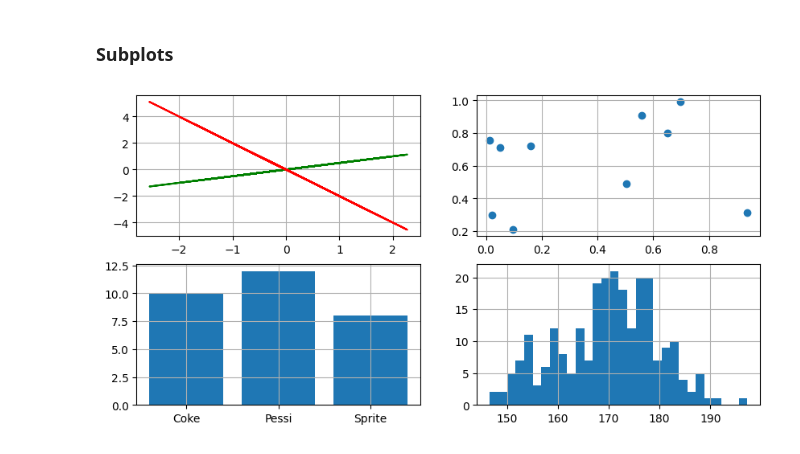
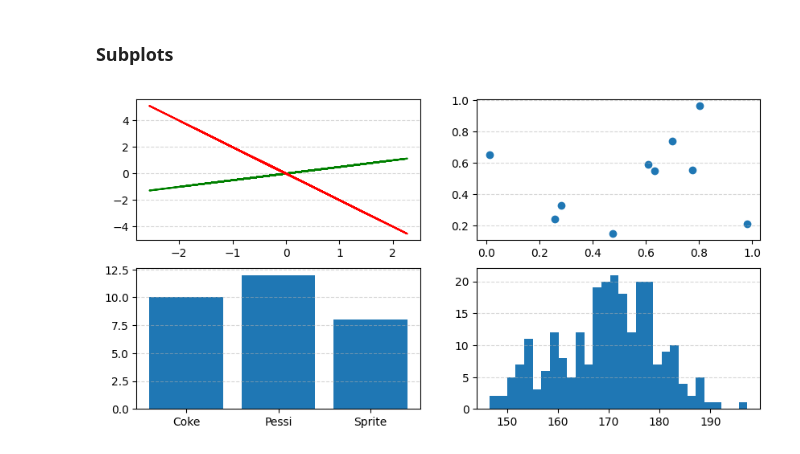
Before and after one commit to TruongQuangPhat/AI-Journey, a Jupyter notebook: Matplotlib/Matplotlib_Tutorial.ipynb, the cells around one changed output. Cells and saved outputs as stored; diff of their text form; code cells hidden in the pictures.

```diff
--- a/Matplotlib/Matplotlib_Tutorial.ipynb
+++ b/Matplotlib/Matplotlib_Tutorial.ipynb
@@ -155,18 +155,18 @@ ax.hist(student_height, bins =30, color="green");
 # %%
 fig, axes = plt.subplots(nrows=2, ncols=2, figsize=(10, 5))
 
 for ax in axes.flat:
-    ax.grid(True)
+    ax.grid(True, axis="y", linestyle="--", alpha=0.5)
 
 axes[0, 0].plot(x, x/2, c="green")
 axes[0, 0].plot(x, -x*2, c="red")
 
 axes[0, 1].scatter(np.random.random(10), np.random.random(10))
 
 axes[1, 0].bar(soft_drink_prices.keys(), soft_drink_prices.values())
 
 axes[1, 1].hist(student_height, bins=30)
 
 plt.show()
 # %% [output]
-[figure, old version]
+[figure, new version]
```
